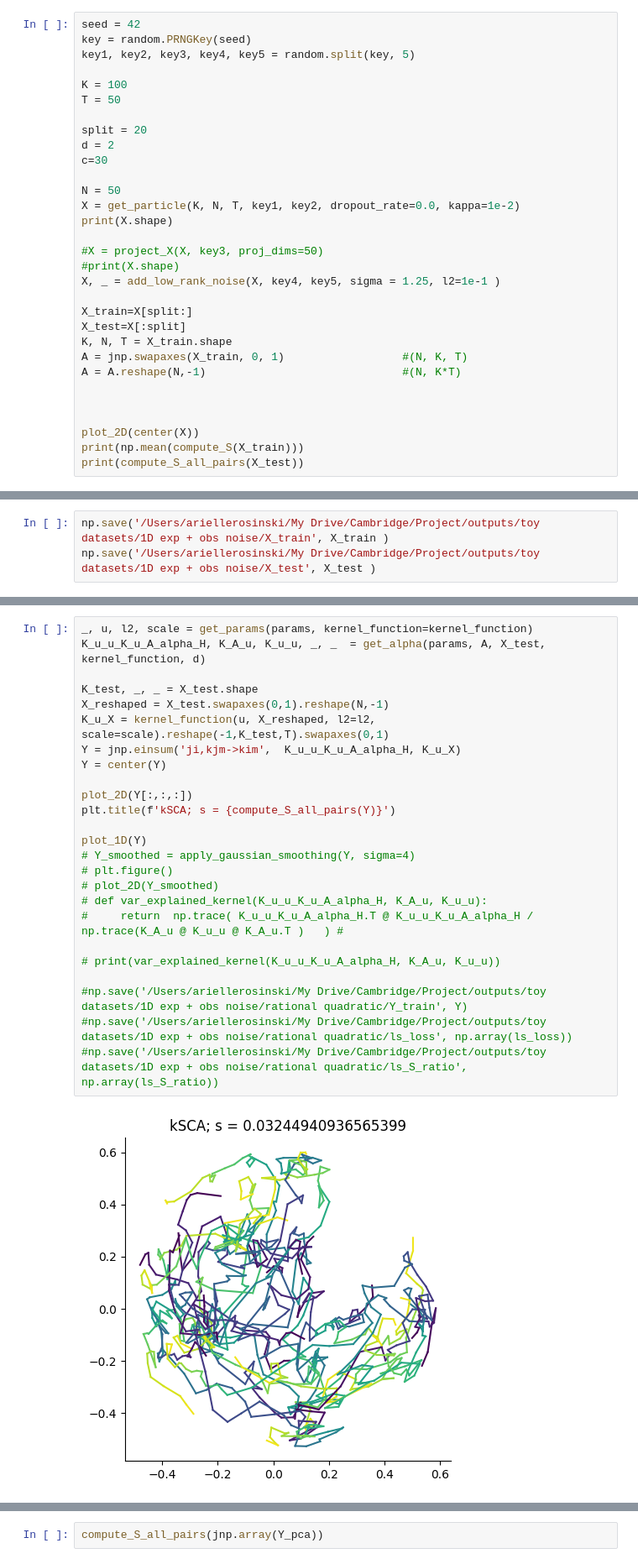
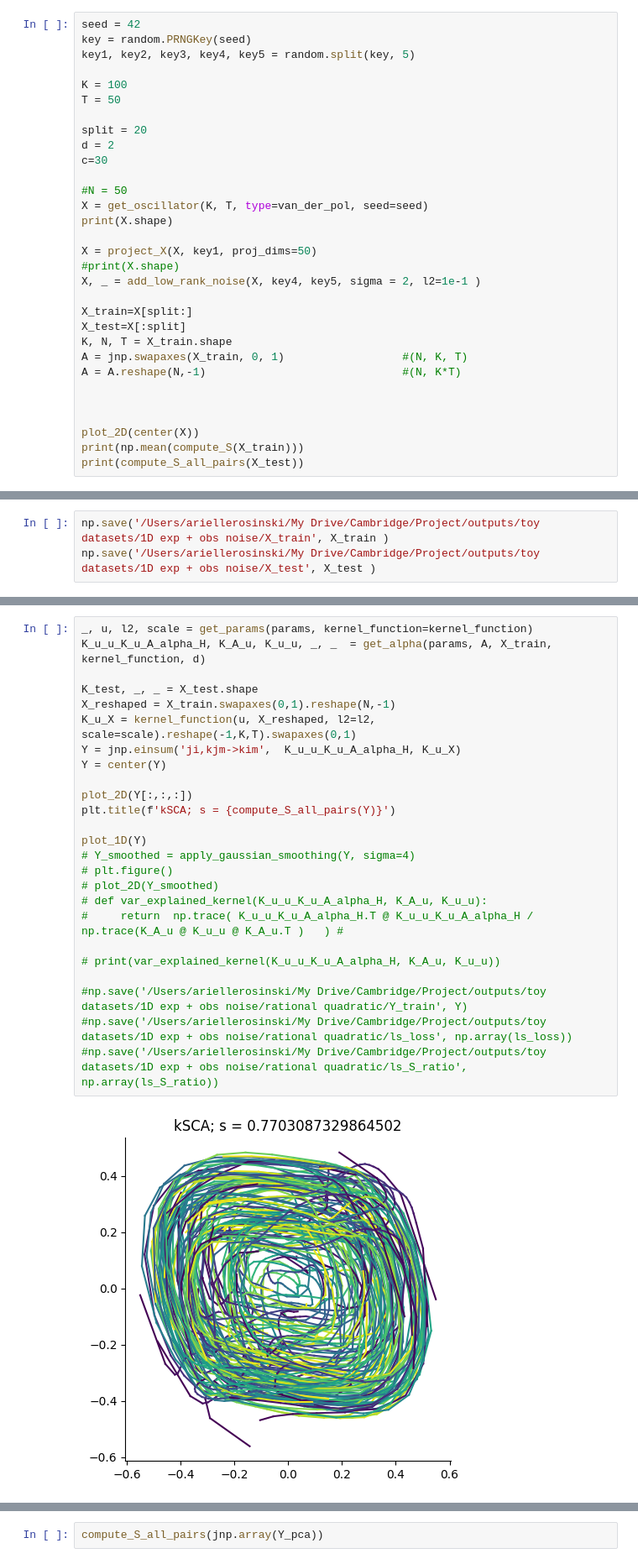
Before and after one commit to ArielleRosinski/SCA_project, a Jupyter notebook: toy_dataset_kSCA_inducing_points.ipynb, the cells around one changed output, grey strips where cells are left out. Shown at 84% size. Cells and saved outputs as stored; diff of their text form.

```diff
--- a/toy_dataset_kSCA_inducing_points.ipynb
+++ b/toy_dataset_kSCA_inducing_points.ipynb
@@ -154,13 +154,13 @@ split = 20
 d = 2
 c=30
 
-N = 50
-X = get_particle(K, N, T, key1, key2, dropout_rate=0.0, kappa=1e-2)
+#N = 50
+X = get_oscillator(K, T, type=van_der_pol, seed=seed)
 print(X.shape)
 
-#X = project_X(X, key3, proj_dims=50)
+X = project_X(X, key1, proj_dims=50)
 #print(X.shape)
-X, _ = add_low_rank_noise(X, key4, key5, sigma = 1.25, l2=1e-1 )
+X, _ = add_low_rank_noise(X, key4, key5, sigma = 2, l2=1e-1 )
 
 X_train=X[split:]
 X_test=X[:split]
@@ -216,27 +216,27 @@ Iteration 190, S: 1.3815202713012695, S_ratio: 0.03451847285032272
 # %%
 _, u, l2, scale = get_params(params, kernel_function=kernel_function)
-K_u_u_K_u_A_alpha_H, K_A_u, K_u_u, _, _  = get_alpha(params, A, X_test, kernel_function, d)
+K_u_u_K_u_A_alpha_H, K_A_u, K_u_u, _, _  = get_alpha(params, A, X_train, kernel_function, d)
 
 K_test, _, _ = X_test.shape
-X_reshaped = X_test.swapaxes(0,1).reshape(N,-1)
-K_u_X = kernel_function(u, X_reshaped, l2=l2, scale=scale).reshape(-1,K_test,T).swapaxes(0,1)
+X_reshaped = X_train.swapaxes(0,1).reshape(N,-1)
+K_u_X = kernel_function(u, X_reshaped, l2=l2, scale=scale).reshape(-1,K,T).swapaxes(0,1)
 Y = jnp.einsum('ji,kjm->kim',  K_u_u_K_u_A_alpha_H, K_u_X)
 Y = center(Y)
 
 plot_2D(Y[:,:,:])
 plt.title(f'kSCA; s = {compute_S_all_pairs(Y)}')
 
 plot_1D(Y)
 # Y_smoothed = apply_gaussian_smoothing(Y, sigma=4)
 # plt.figure()
 # plot_2D(Y_smoothed)
 # def var_explained_kernel(K_u_u_K_u_A_alpha_H, K_A_u, K_u_u):
 #     return  np.trace( K_u_u_K_u_A_alpha_H.T @ K_u_u_K_u_A_alpha_H / np.trace(K_A_u @ K_u_u @ K_A_u.T )   ) #
 
 # print(var_explained_kernel(K_u_u_K_u_A_alpha_H, K_A_u, K_u_u))
 
 #np.save('/Users/ariellerosinski/My Drive/Cambridge/Project/outputs/toy datasets/1D exp + obs noise/rational quadratic/Y_train', Y)
 #np.save('/Users/ariellerosinski/My Drive/Cambridge/Project/outputs/toy datasets/1D exp + obs noise/rational quadratic/ls_loss', np.array(ls_loss))
 #np.save('/Users/ariellerosinski/My Drive/Cambridge/Project/outputs/toy datasets/1D exp + obs noise/rational quadratic/ls_S_ratio', np.array(ls_S_ratio))
 # %% [output]
-[figure, old version]
+[figure, new version]
```
Also changed, not shown: parts of 6 cells of this notebook, 4 other files.
